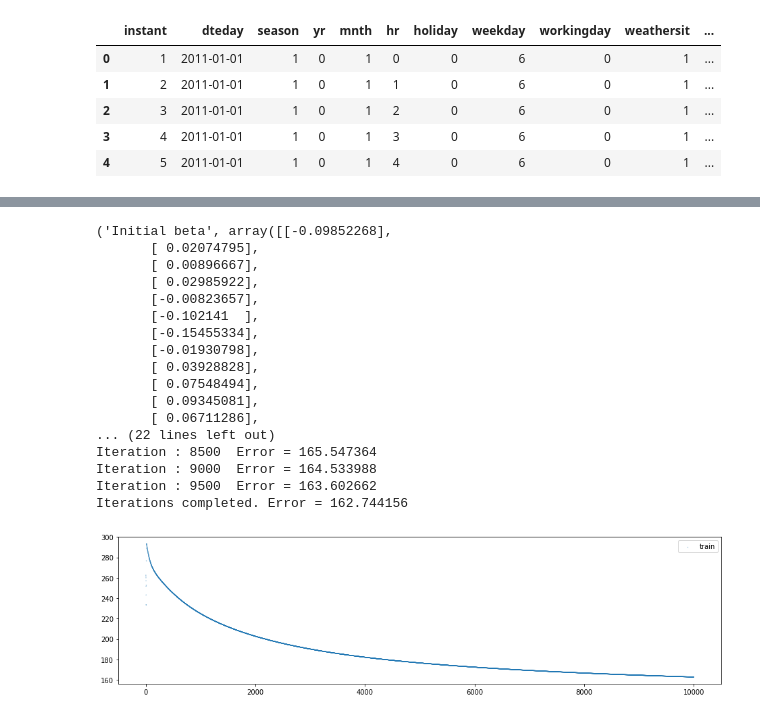
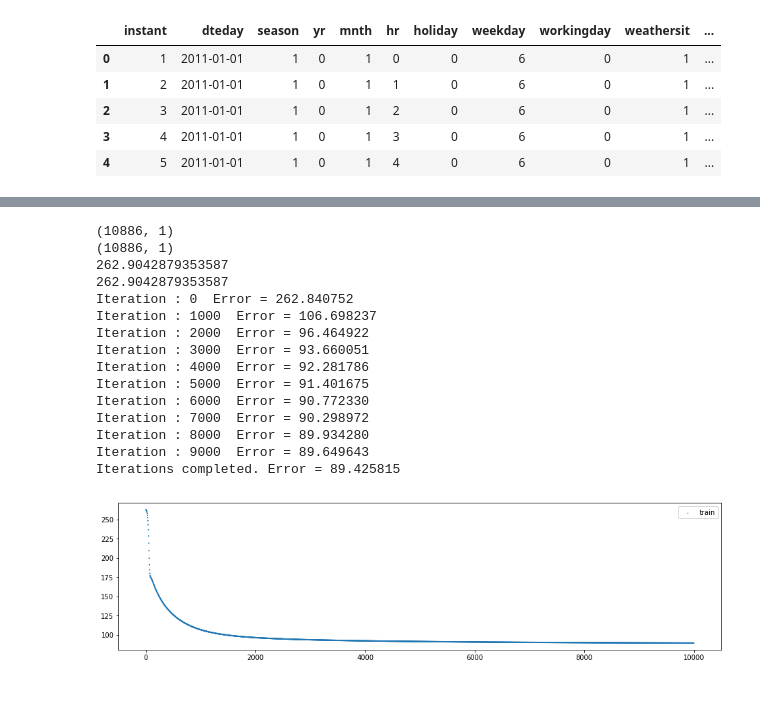
Before and after one commit to ashutoshtiwari128/Riddikulus, a Jupyter notebook: Question4.ipynb, the cells around one changed output, grey strips where cells are left out. Cells and saved outputs as stored; diff of their text form; code cells hidden in the pictures.

```diff
--- a/Question4.ipynb
+++ b/Question4.ipynb
@@ -33,0 +36,15 @@ df.drop(columns = ['instant', 'casual', 'registered'], inplace = True)
+# %%
+h = pd.get_dummies(df['hr'], prefix = "hour")
+df = pd.concat([df, h], axis = 1)
+w = pd.get_dummies(df['weathersit'], prefix = "weather")
+df = pd.concat([df, w], axis = 1)
+m = pd.get_dummies(df['mnth'], prefix = "month")
+df = pd.concat([df, m], axis = 1)
+s = pd.get_dummies(df['season'], prefix = "season")
+df = pd.concat([df, s], axis = 1)
+wd = pd.get_dummies(df['weekday'], prefix = "weekday")
+df = pd.concat([df, wd], axis = 1)
+
+df.drop(columns = ['hr', 'weathersit', 'mnth', 'season', 'weekday'], inplace = True)
+
+df.head()
@@ -33,0 +59,6 @@ df.drop(columns = ['instant', 'casual', 'registered'], inplace = True)
+# %%
+cnt = df['cnt']
+df.drop(columns = ['cnt'], inplace = True)
+df = pd.concat([df, cnt], axis = 1)
+
+df.head()
@@ -112,11 +121,19 @@ train_set[:,5]
 # %%
-y = train_set[:,16]
+y = train_set[:,-1]
 y.shape = (train_set.shape[0],1)
-x = train_set[:, 2:14]
+x = train_set[:, 1:-1]
 one = np.ones((x.shape[0], 1))
 x = np.append(one, x, axis = 1)
-print(x)
+
+y_test = test_set[:,-1]
+y_test.shape = (test_set.shape[0],1)
+x_test = test_set[:,1:-1]
+one = np.ones((x_test.shape[0], 1))
+x_test = np.append(one, x_test, axis = 1)
+
 print(x.shape)
-print(y)
 print(y.shape)
+
+print(x_test.shape)
+print(y_test.shape)
 # %% [output]
@@ -279,33 +229,32 @@ Iterations completed. Error = 152.363631
 # %%
-beta, tr_set = sgd(x, y, 1e-9, 10000)
+#Incresed features
+beta, tr_set = sgd(x, y, 1e-8, 10000)
 
 
 x1 = [i for i, j in tr_set]
 y1 = [j for i, j in tr_set]
 plt.figure(figsize=((16,4)))
 plt.scatter(x1, y1, s=s, label = 'train')
 
 plt.legend()
 plt.show()
 
-print(y)
-print(beta)
+#print(y)
+#print(beta)
 # %% [output]
-('Initial beta', array([[-0.09852268],
-       [ 0.02074795],
-       [ 0.00896667],
-       [ 0.02985922],
-       [-0.00823657],
-       [-0.102141  ],
-       [-0.15455334],
-       [-0.01930798],
-       [ 0.03928828],
-       [ 0.07548494],
-       [ 0.09345081],
-       [ 0.06711286],
-... (22 lines left out)
-Iteration : 8500  Error = 165.547364
-Iteration : 9000  Error = 164.533988
-Iteration : 9500  Error = 163.602662
-Iterations completed. Error = 162.744156
+(10886, 1)
+(10886, 1)
+262.9042879353587
+262.9042879353587
+Iteration : 0  Error = 262.840752
+Iteration : 1000  Error = 106.698237
+Iteration : 2000  Error = 96.464922
+Iteration : 3000  Error = 93.660051
+Iteration : 4000  Error = 92.281786
+Iteration : 5000  Error = 91.401675
+Iteration : 6000  Error = 90.772330
+Iteration : 7000  Error = 90.298972
+Iteration : 8000  Error = 89.934280
+Iteration : 9000  Error = 89.649643
+Iterations completed. Error = 89.425815
-[figure, old version]
+[figure, new version]
```
Also changed, not shown: parts of 46 cells of this notebook.
